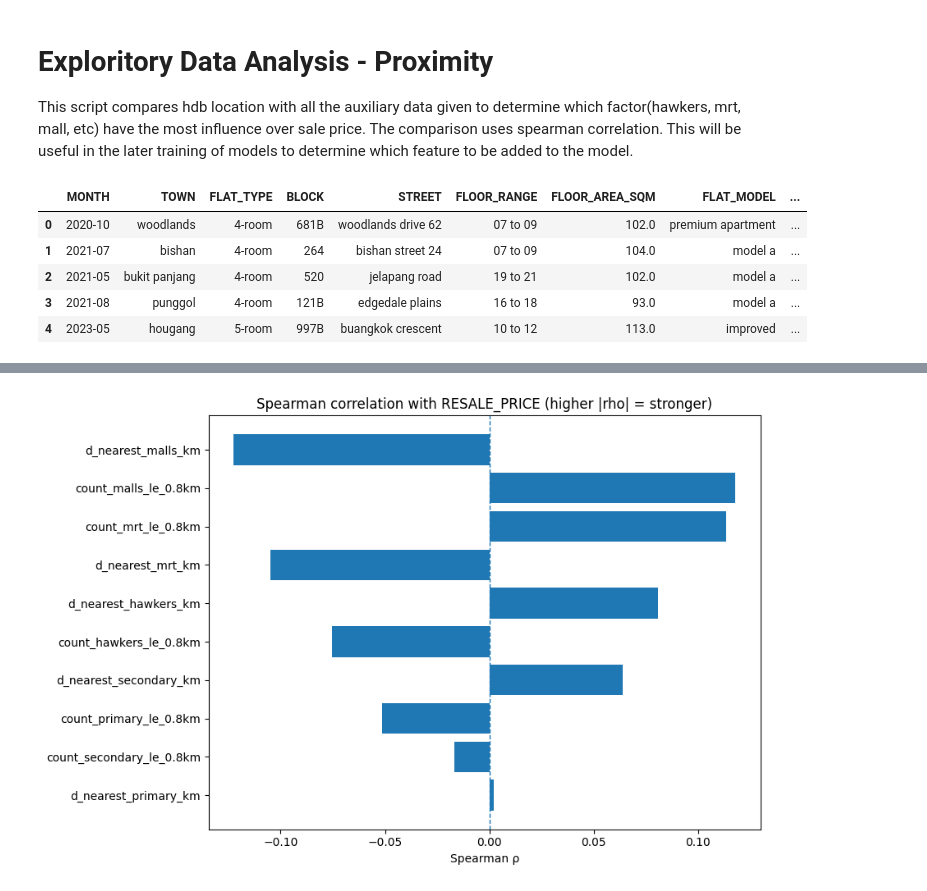
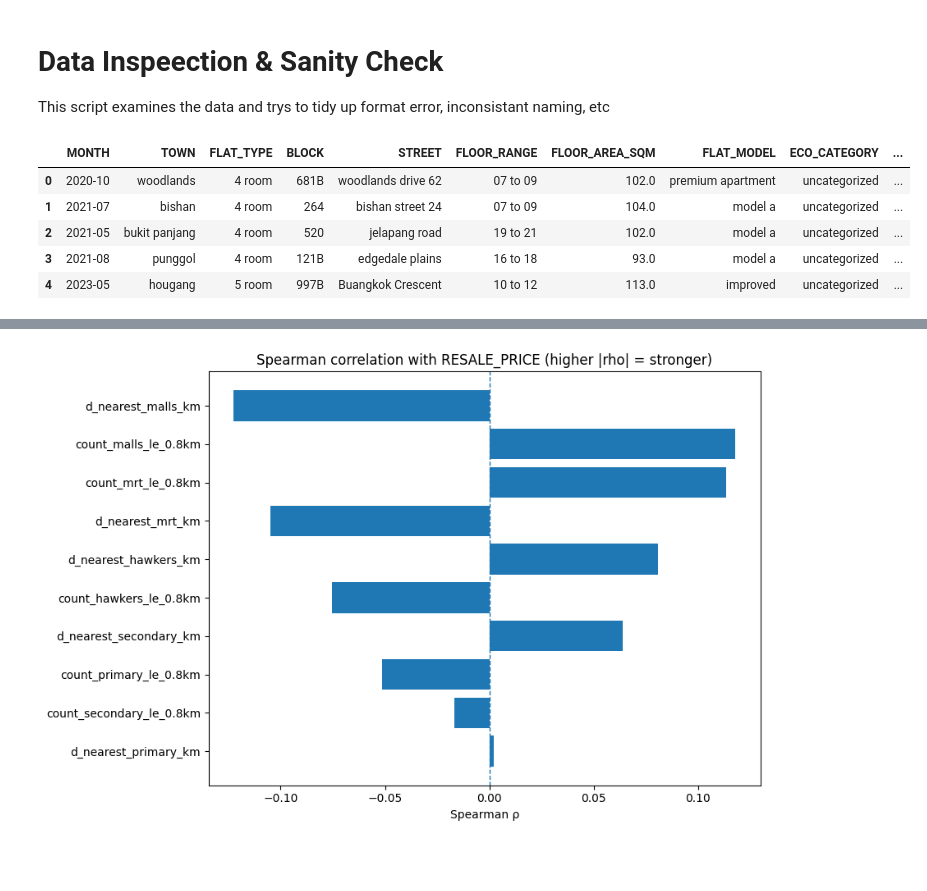
Before and after one commit to LIU-FAYANG/cs5228_PROJ, a Jupyter notebook: Scripts/eda-proximity.ipynb, the cells around one changed output, grey strips where cells are left out. Drawn from its saved outputs; the diff is of its cells as text; code cells hidden in the pictures; blank space fills up the shorter version.

```diff
--- a/Scripts/eda-proximity.ipynb
+++ b/Scripts/eda-proximity.ipynb
@@ -1,23 +1,21 @@
-# %% [markdown]
-# Exploritory Data Analysis - Proximity
-This script compares hdb location with all the auxiliary data given to determine which factor(hawkers, mrt, mall, etc) have the most influence over sale price. The comparison uses spearman correlation.
-This will be useful in the later training of models to determine which feature to be added to the model.
+# %% [markdown]
+# Data Inspeection & Sanity Check
+
+This script examines the data and trys to tidy up format error, inconsistant naming, etc
 # %%
 # Load the data with calculated postal code and location coordinates
 import pandas as pd
 import os
 from pathlib import Path
 
 data_dir = Path("../Dataset")
-# train_og_path = os.path.join(data_path, 'train.csv')
-# df_train_og = pd.read_csv(train_og_path)
-
-df_train = pd.read_csv(data_dir / 'train_with_hdb_coordinates_and_postal_code.csv')
+df_train = pd.read_csv(data_dir / 'train.csv')
+# df_train = pd.read_csv(data_dir / 'train_with_hdb_coordinates_and_postal_code.csv')
 df_train.head()
 # %% [output]
-|  | MONTH | TOWN | FLAT_TYPE | BLOCK | STREET | FLOOR_RANGE | FLOOR_AREA_SQM | FLAT_MODEL | ... |
-| 0 | 2020-10 | woodlands | 4-room | 681B | woodlands drive 62 | 07 to 09 | 102.0 | premium apartment | ... |
-| 1 | 2021-07 | bishan | 4-room | 264 | bishan street 24 | 07 to 09 | 104.0 | model a | ... |
-| 2 | 2021-05 | bukit panjang | 4-room | 520 | jelapang road | 19 to 21 | 102.0 | model a | ... |
-| 3 | 2021-08 | punggol | 4-room | 121B | edgedale plains | 16 to 18 | 93.0 | model a | ... |
-| 4 | 2023-05 | hougang | 5-room | 997B | buangkok crescent | 10 to 12 | 113.0 | improved | ... |
+|  | MONTH | TOWN | FLAT_TYPE | BLOCK | STREET | FLOOR_RANGE | FLOOR_AREA_SQM | FLAT_MODEL | ECO_CATEGORY | ... |
+| 0 | 2020-10 | woodlands | 4 room | 681B | woodlands drive 62 | 07 to 09 | 102.0 | premium apartment | uncategorized | ... |
+| 1 | 2021-07 | bishan | 4 room | 264 | bishan street 24 | 07 to 09 | 104.0 | model a | uncategorized | ... |
+| 2 | 2021-05 | bukit panjang | 4 room | 520 | jelapang road | 19 to 21 | 102.0 | model a | uncategorized | ... |
+| 3 | 2021-08 | punggol | 4 room | 121B | edgedale plains | 16 to 18 | 93.0 | model a | uncategorized | ... |
+| 4 | 2023-05 | hougang | 5 room | 997B | Buangkok Crescent | 10 to 12 | 113.0 | improved | uncategorized | ... |
```
Also changed, not shown: parts of 5 cells of this notebook.
